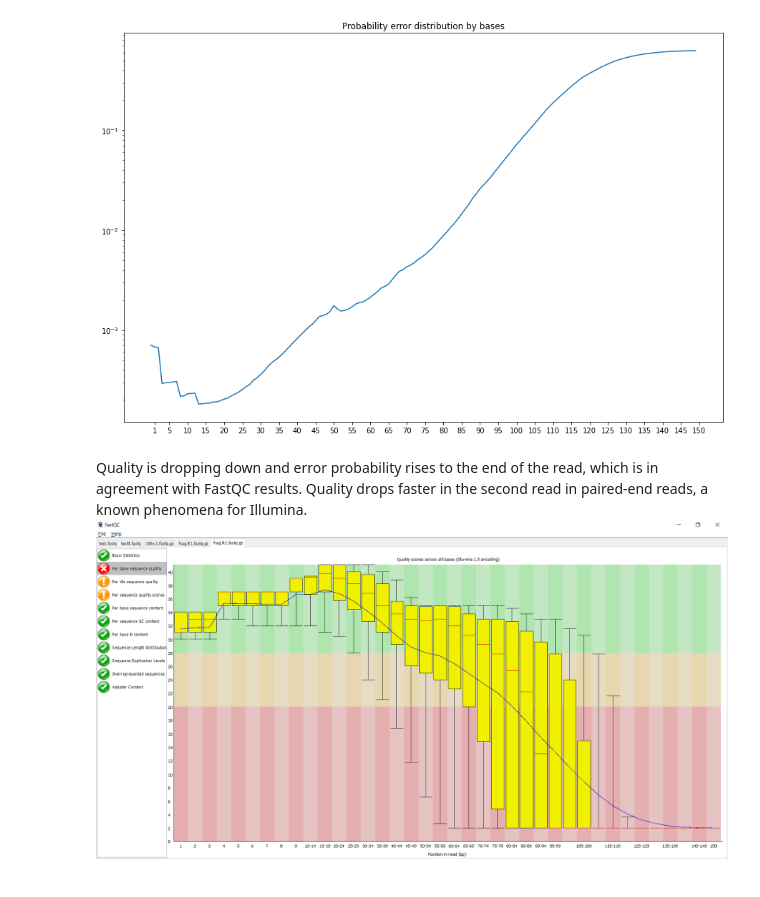
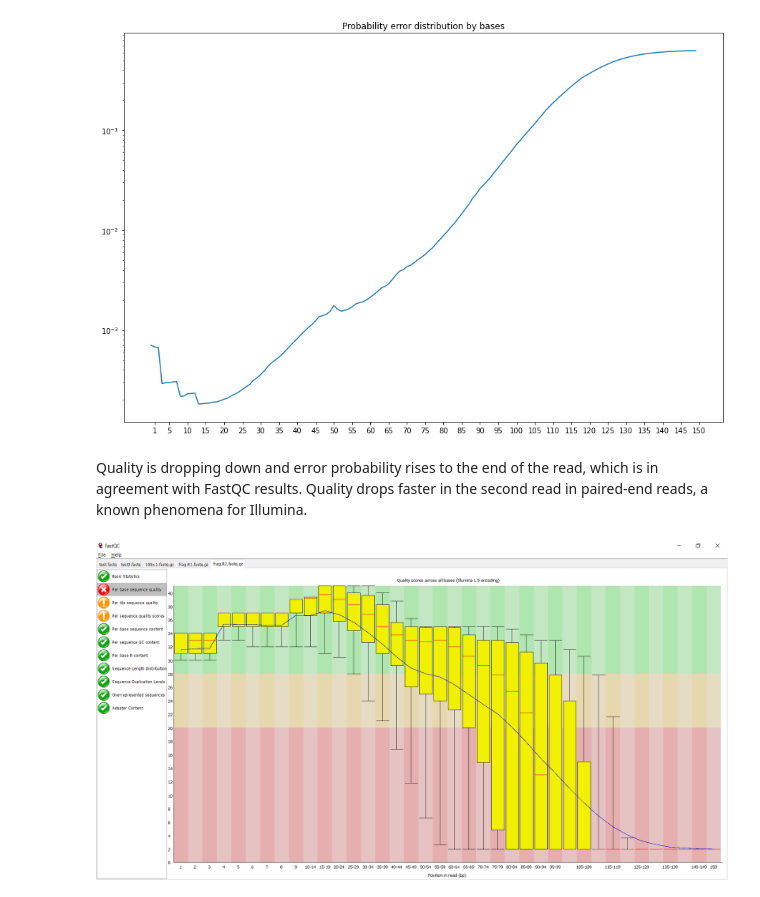
Before and after one commit to ivartb/bioinf_NGS, a Jupyter notebook: NGS_HW1_ArtemIvanov.ipynb, the cells around one changed output. Cells and saved outputs as stored; diff of their text form; code cells hidden in the pictures.

```diff
--- a/NGS_HW1_ArtemIvanov.ipynb
+++ b/NGS_HW1_ArtemIvanov.ipynb
@@ -100,4 +110,7 @@ with gzip.open("frag.R2.fastq.gz", "rt") as file:
 [figure]
 # %% [markdown]
 Quality is dropping down and error probability rises to the end of the read, which is in agreement with FastQC results. Quality drops faster in the second read in paired-end reads, a known phenomena for Illumina.
-![image.png](attachment:image.png)
+# %%
+Image(filename='img_hw1/4.png')
+# %% [output]
+[figure, added]
```
Also changed, not shown: parts of 7 cells of this notebook, 4 other files.
